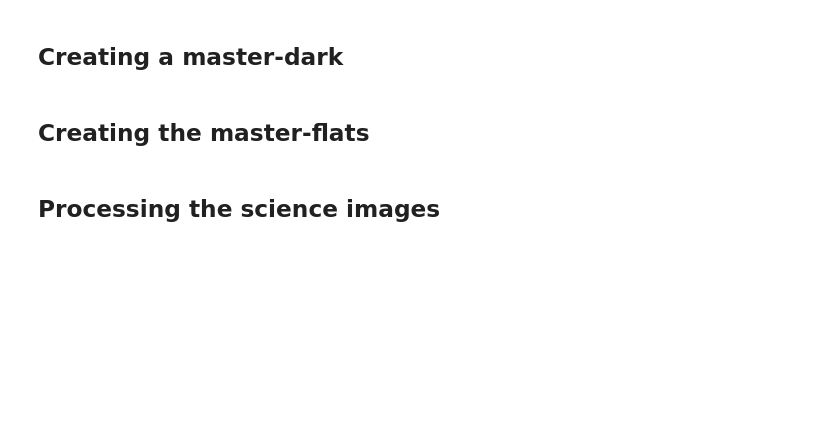
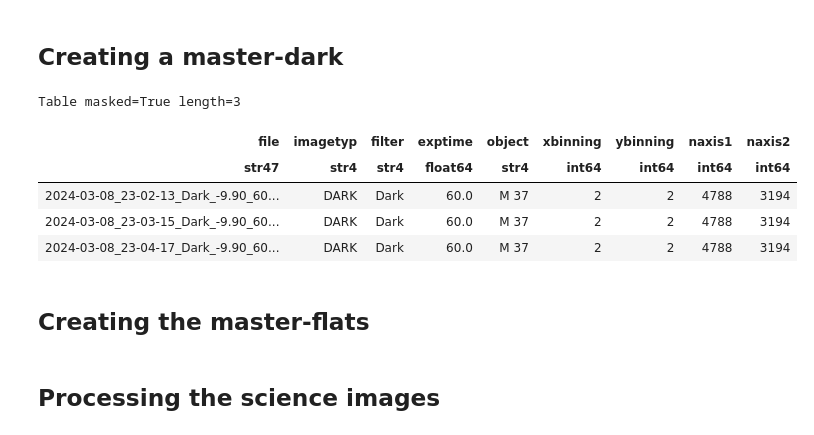
Before and after one commit to aifatelescope/datared, a Jupyter notebook: book/pre-red.ipynb, the cells around one changed output. Drawn from its saved outputs; the diff is of its cells as text; code cells hidden in the pictures; blank space fills up the shorter version.

```diff
--- a/book/pre-red.ipynb
+++ b/book/pre-red.ipynb
@@ -70,8 +71,15 @@ plt.show()
 # %% [markdown]
 ## Creating a master-dark
 # %%
-dark_files = ccdproc.ImageFileCollection(data_dir / "DARK", keywords=header_keywords)
+dark_files = ccdproc.ImageFileCollection(dataredconfig.data_dir / "DARK", keywords=dataredconfig.ifc_header_keywords)
 dark_files.summary
+# %% [output]
+Table masked=True length=3
+| file | imagetyp | filter | exptime | object | xbinning | ybinning | naxis1 | naxis2 |
+| str47 | str4 | str4 | float64 | str4 | int64 | int64 | int64 | int64 |
+| 2024-03-08_23-02-13_Dark_-9.90_60... | DARK | Dark | 60.0 | M 37 | 2 | 2 | 4788 | 3194 |
+| 2024-03-08_23-03-15_Dark_-9.90_60... | DARK | Dark | 60.0 | M 37 | 2 | 2 | 4788 | 3194 |
+| 2024-03-08_23-04-17_Dark_-9.90_60... | DARK | Dark | 60.0 | M 37 | 2 | 2 | 4788 | 3194 |
 # %%
 # For this simple demo we want them to all have the same exptime!
 exptimes = list(set(dark_files.summary["exptime"]))
```
Also changed, not shown: parts of 10 cells of this notebook, 5 other files.
